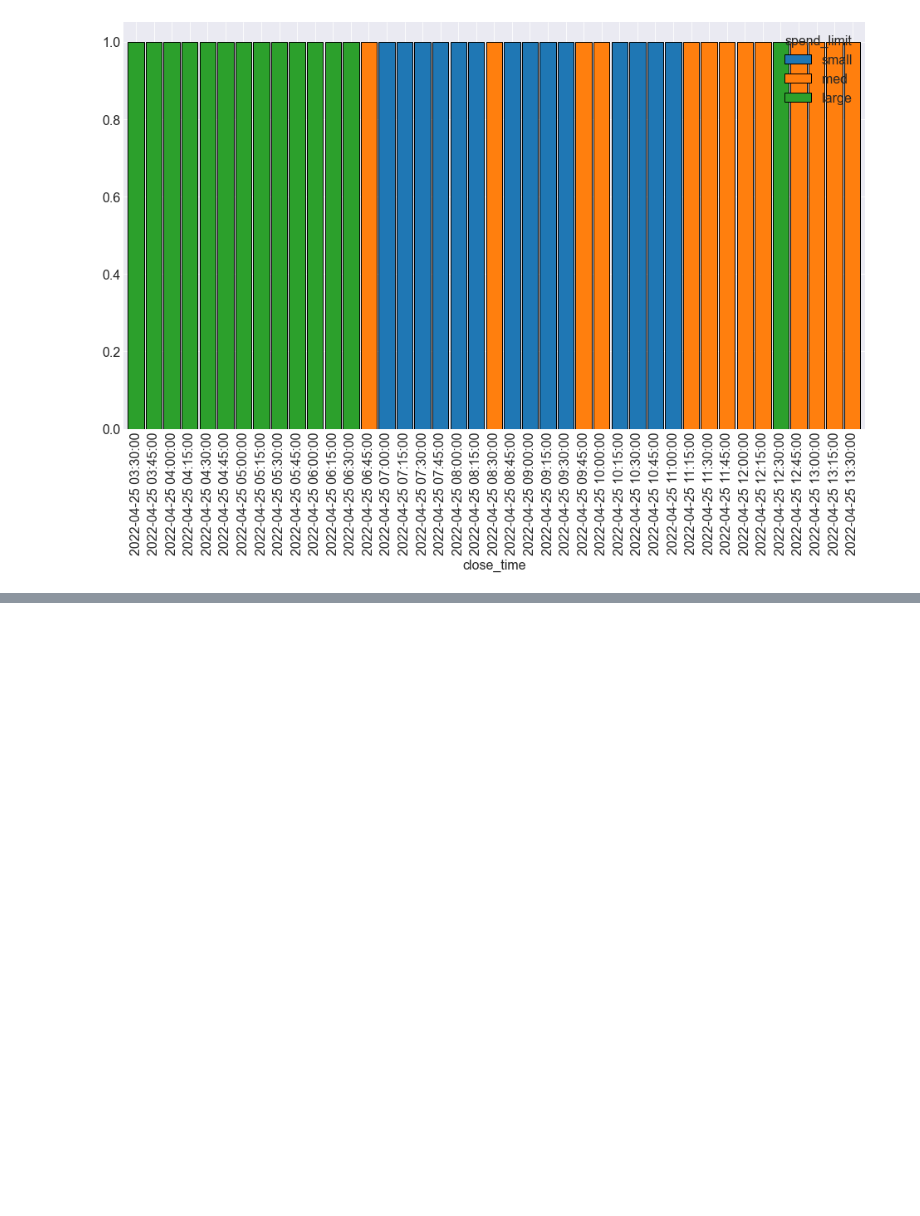
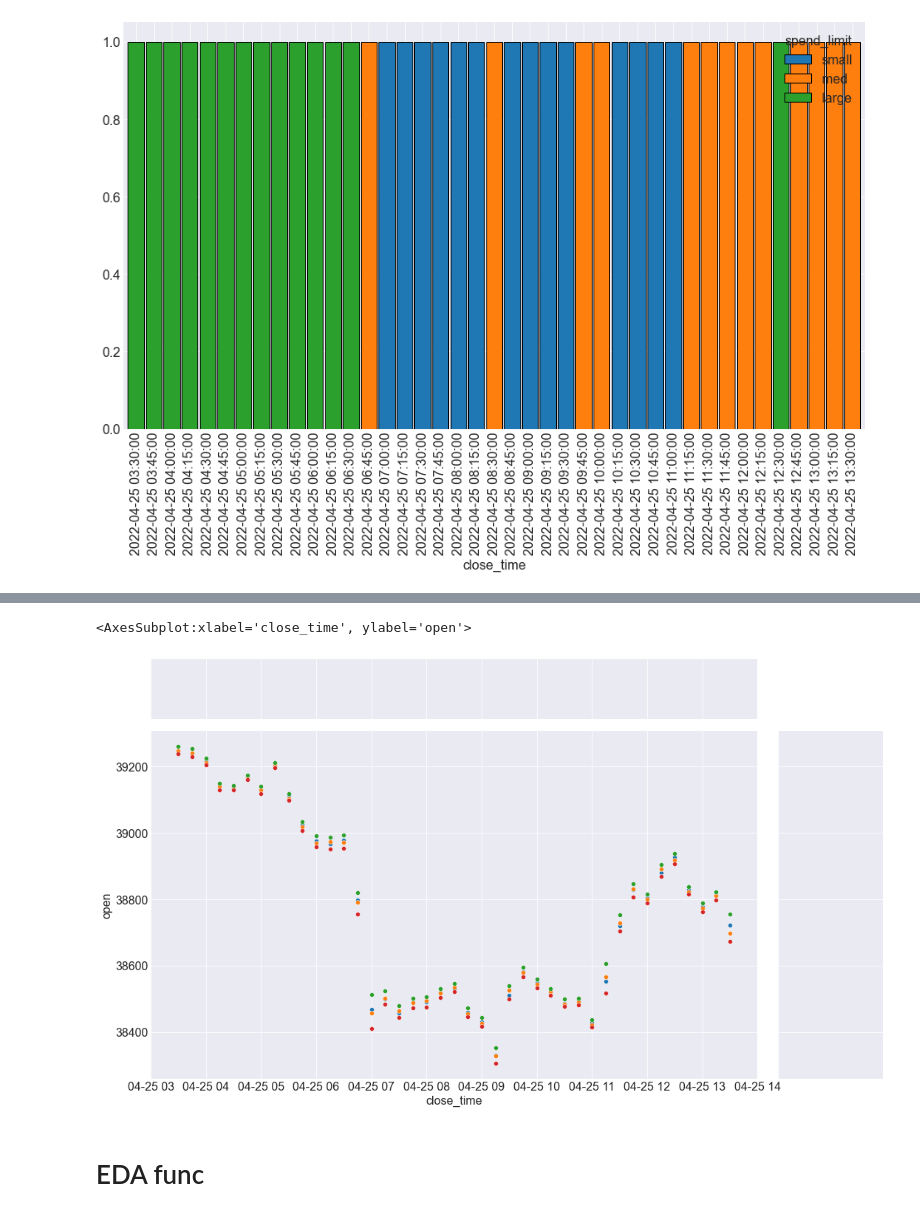
Before and after one commit to hinzle/binance-project, a Jupyter notebook: jupyter/explore.ipynb, the cells around one changed output, grey strips where cells are left out. Drawn from its saved outputs; the diff is of its cells as text; code cells hidden in the pictures; blank space fills up the shorter version.

```diff
--- a/jupyter/explore.ipynb
+++ b/jupyter/explore.ipynb
@@ -384,0 +409,8 @@ news.groupby('spend_limit').resample('15min').size().unstack(0).plot.bar(stacked
+# %%
+viz=train[['open','close','high','low']].resample('15min').mean()
+
+# viz.open.plot()
+# viz.high.plot()
+# viz.low.plot()
+# viz.close.plot()
+# plt.title('')
@@ -384,0 +432,13 @@ news.groupby('spend_limit').resample('15min').size().unstack(0).plot.bar(stacked
+# %%
+g = sns.JointGrid()
+g.fig.set_figwidth(16)
+g.fig.set_figheight(9)
+sns.scatterplot(data=viz,x=viz.index,y='open',ax=g.ax_joint)
+sns.scatterplot(data=viz,x=viz.index,y='close',ax=g.ax_joint)
+sns.scatterplot(data=viz,x=viz.index,y='high',ax=g.ax_joint)
+sns.scatterplot(data=viz,x=viz.index,y='low',ax=g.ax_joint)
+# %% [output]
+<AxesSubplot:xlabel='close_time', ylabel='open'>
+[figure, added]
+# %% [markdown]
+# EDA func
```
Also changed, not shown: parts of 12 cells of this notebook, 4 other files.
